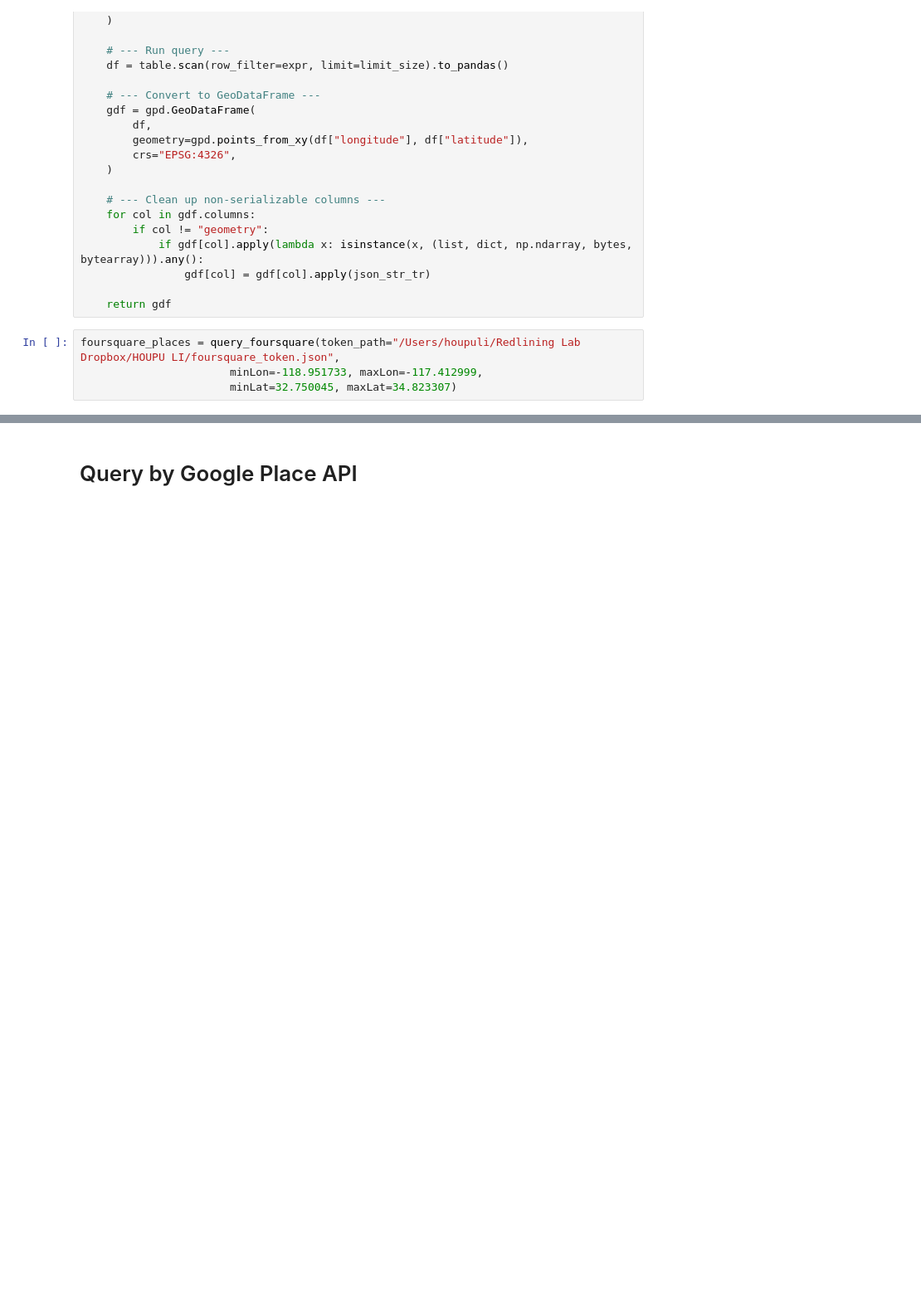
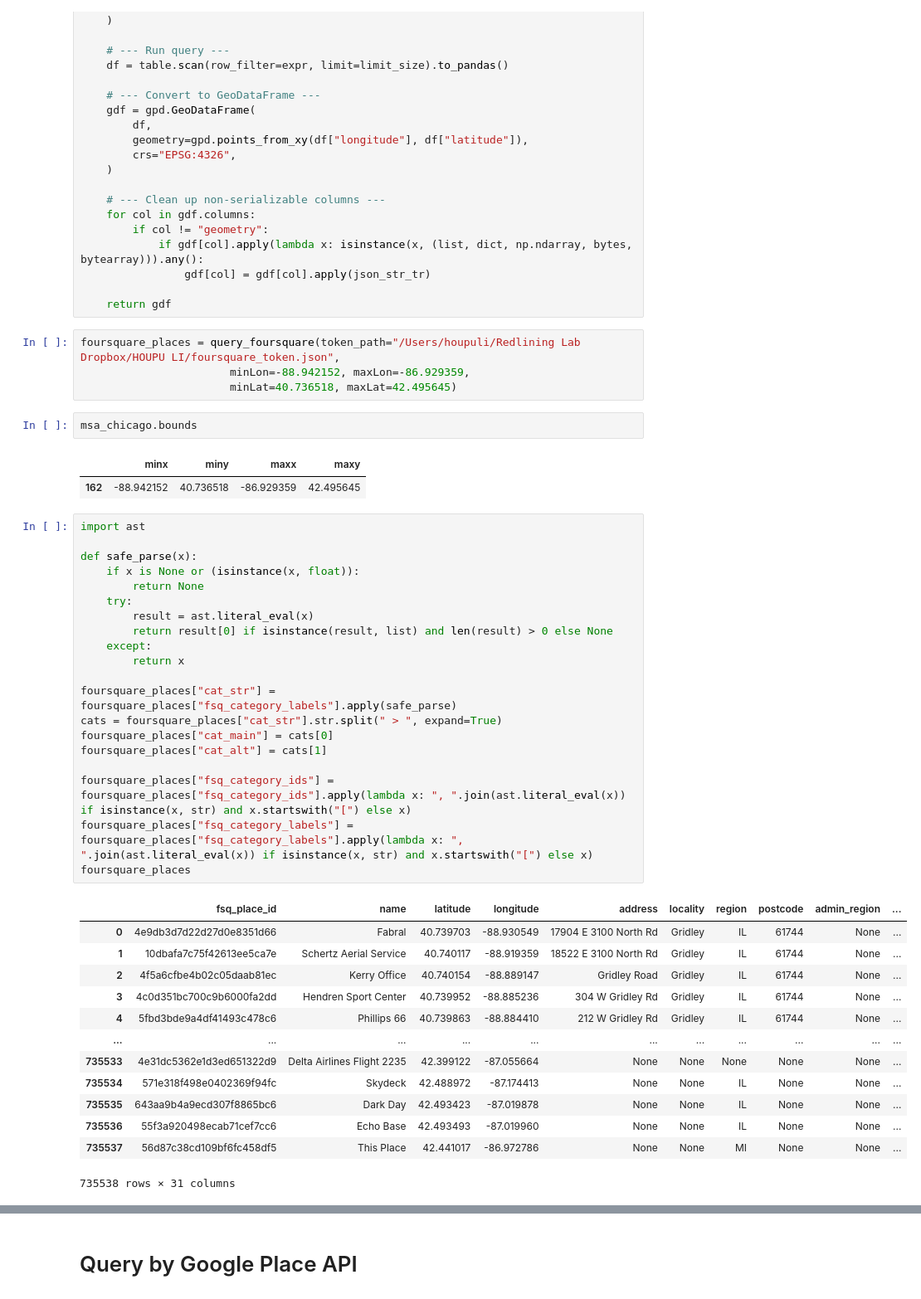
Before and after one commit to HOUPU1993/POI-study, a Jupyter notebook: 2.data_engenering/data_engineering.ipynb, the cells around one changed output, grey strips where cells are left out. Shown at 83% size. Cells and saved outputs as stored; diff of their text form; blank space fills up the shorter version.

```diff
--- a/2.data_engenering/data_engineering.ipynb
+++ b/2.data_engenering/data_engineering.ipynb
@@ -197,6 +203,45 @@ def query_foursquare(
     return gdf
 # %%
 foursquare_places = query_foursquare(token_path="/Users/houpuli/Redlining Lab Dropbox/HOUPU LI/foursquare_token.json",
-                       minLon=-118.951733, maxLon=-117.412999,
-                       minLat=32.750045, maxLat=34.823307)
+                       minLon=-88.942152, maxLon=-86.929359,
+                       minLat=40.736518, maxLat=42.495645)
+# %%
+msa_chicago.bounds
+# %% [output]
+|  | minx | miny | maxx | maxy |
+| 162 | -88.942152 | 40.736518 | -86.929359 | 42.495645 |
+# %%
+import ast
+
+def safe_parse(x):
+    if x is None or (isinstance(x, float)):
+        return None
+    try:
+        result = ast.literal_eval(x)
+        return result[0] if isinstance(result, list) and len(result) > 0 else None
+    except:
+        return x
+
+foursquare_places["cat_str"] = foursquare_places["fsq_category_labels"].apply(safe_parse)
+cats = foursquare_places["cat_str"].str.split(" > ", expand=True)
+foursquare_places["cat_main"] = cats[0]
+foursquare_places["cat_alt"] = cats[1]
+
+foursquare_places["fsq_category_ids"] = foursquare_places["fsq_category_ids"].apply(lambda x: ", ".join(ast.literal_eval(x)) if isinstance(x, str) and x.startswith("[") else x)
+foursquare_places["fsq_category_labels"] = foursquare_places["fsq_category_labels"].apply(lambda x: ", ".join(ast.literal_eval(x)) if isinstance(x, str) and x.startswith("[") else x)
+foursquare_places
+# %% [output]
+|  | fsq_place_id | name | latitude | longitude | address | locality | region | postcode | admin_region | ... |
+| 0 | 4e9db3d7d22d27d0e8351d66 | Fabral | 40.739703 | -88.930549 | 17904 E 3100 North Rd | Gridley | IL | 61744 | None | ... |
+| 1 | 10dbafa7c75f42613ee5ca7e | Schertz Aerial Service | 40.740117 | -88.919359 | 18522 E 3100 North Rd | Gridley | IL | 61744 | None | ... |
+| 2 | 4f5a6cfbe4b02c05daab81ec | Kerry Office | 40.740154 | -88.889147 | Gridley Road | Gridley | IL | 61744 | None | ... |
+| 3 | 4c0d351bc700c9b6000fa2dd | Hendren Sport Center | 40.739952 | -88.885236 | 304 W Gridley Rd | Gridley | IL | 61744 | None | ... |
+| 4 | 5fbd3bde9a4df41493c478c6 | Phillips 66 | 40.739863 | -88.884410 | 212 W Gridley Rd | Gridley | IL | 61744 | None | ... |
+| ... | ... | ... | ... | ... | ... | ... | ... | ... | ... | ... |
+| 735533 | 4e31dc5362e1d3ed651322d9 | Delta Airlines Flight 2235 | 42.399122 | -87.055664 | None | None | None | None | None | ... |
+| 735534 | 571e318f498e0402369f94fc | Skydeck | 42.488972 | -87.174413 | None | None | IL | None | None | ... |
+| 735535 | 643aa9b4a9ecd307f8865bc6 | Dark Day | 42.493423 | -87.019878 | None | None | IL | None | None | ... |
+| 735536 | 55f3a920498ecab71cef7cc6 | Echo Base | 42.493493 | -87.019960 | None | None | IL | None | None | ... |
+| 735537 | 56d87c38cd109bf6fc458df5 | This Place | 42.441017 | -86.972786 | None | None | MI | None | None | ... |
+735538 rows × 31 columns
 # %%
```
Also changed, not shown: parts of 44 cells of this notebook, 3 other files.
